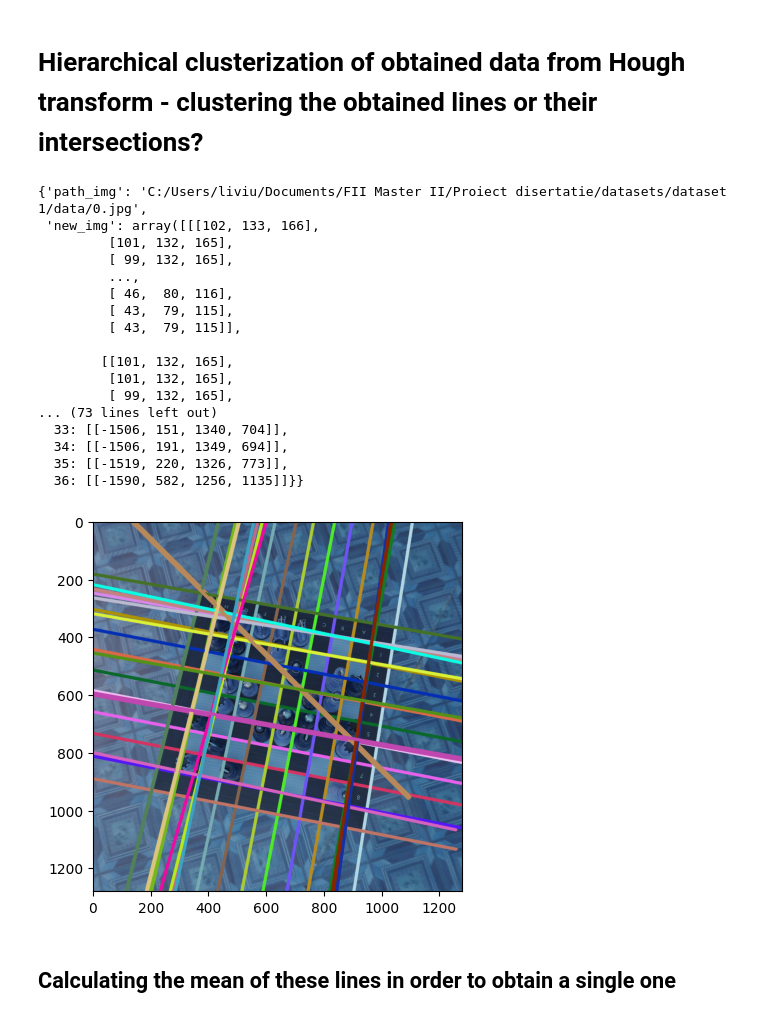
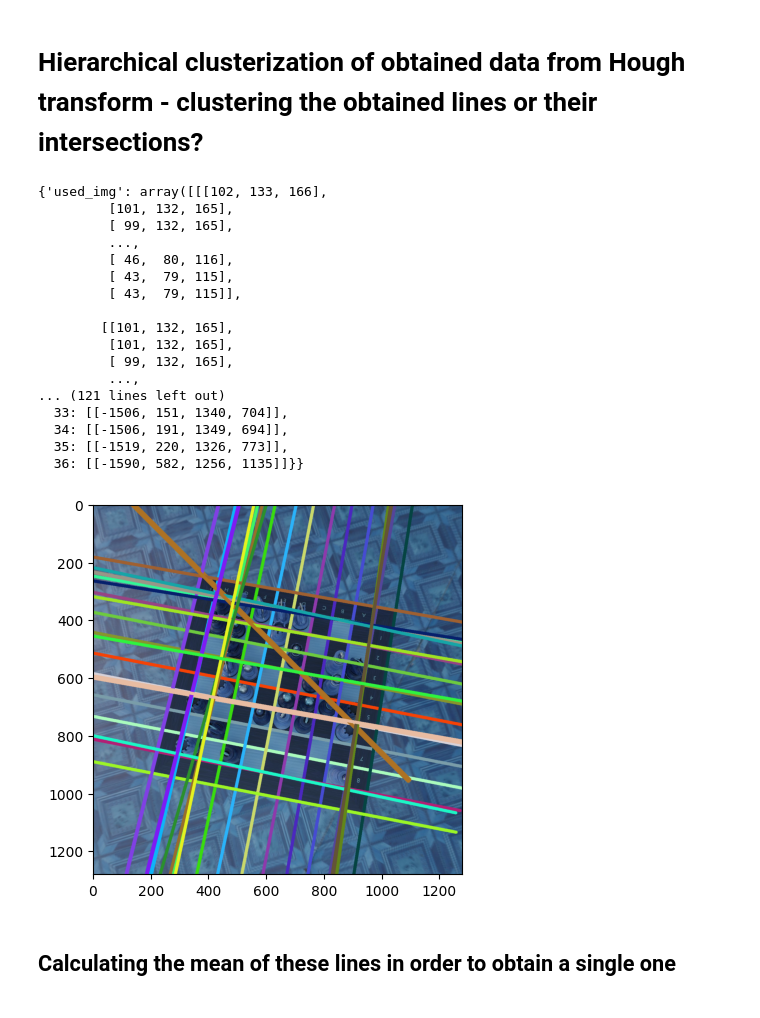
Before and after one commit to livonschistrate/Chess_in_CV_study, a Jupyter notebook: notebooks/hierarchical_clusterizations.ipynb, the cells around one changed output. Saved outputs shown, nothing was run; the diff lists cells and outputs as text; code cells hidden in the pictures.

Commit message:
reformat cluster entries

```diff
--- a/notebooks/hierarchical_clusterizations.ipynb
+++ b/notebooks/hierarchical_clusterizations.ipynb
@@ -22,55 +22,55 @@ def line_distance(a, b):
     return np.linalg.norm(np.array(a) - np.array(b))
 
 
-def cluster_lines(filename, lines):
-    distances = pdist(lines, metric=line_distance)
+def cluster_lines(lines):
+    distances = pdist(lines['coords'], metric=line_distance)
     links = linkage(distances, method='single')
     cluster_ids = fcluster(links, 15, criterion='distance')
     n_clusters = np.unique(cluster_ids)
 
-    image_copy = cv.imread(filename)
+    image_copy = np.copy(lines['used_img'])
     # image_copy = cv.cvtColor(image_copy, cv.COLOR_BGR2RGB)
     cluster_colors = {i: (np.random.randint(0, 255), np.random.randint(0, 255), np.random.randint(0, 255)) for i in
                       n_clusters}
-    for line, cluster_id in zip(lines, cluster_ids):
+    for line, cluster_id in zip(lines['coords'], cluster_ids):
         cv.line(image_copy, (round(line[0]), round(line[1])), (round(line[2]), round(line[3])), cluster_colors[cluster_id], 10)
 
     plt.imshow(image_copy)
 
     cluster_dict = {key: [] for key in n_clusters}
     for i in range(len(cluster_ids)):
-        cluster_dict[cluster_ids[i]].append(lines[i])
+        cluster_dict[cluster_ids[i]].append(lines['coords'][i])
 
     clusters_found = {
-        'path_img': filename,
+        'used_img': lines['used_img'],
         'new_img': image_copy,
         'dict': cluster_dict
     }
 
     return clusters_found
 
-
-lines = hough_line_detect_response(read_image(filename))
-cluster_lines(filename, lines['coords'])
+canny_edges = canny_edge_response(read_image(filename), low_thr=10, high_thr=200)
+lines = hough_line_detect_response(canny_edges)
+cluster_lines(lines)
 # %% [output]
-{'path_img': 'C:/Users/liviu/Documents/FII Master II/Proiect disertatie/datasets/dataset 1/data/0.jpg',
- 'new_img': array([[[102, 133, 166],
+{'used_img': array([[[102, 133, 166],
          [101, 132, 165],
          [ 99, 132, 165],
          ...,
          [ 46,  80, 116],
          [ 43,  79, 115],
          [ 43,  79, 115]],
 
         [[101, 132, 165],
          [101, 132, 165],
          [ 99, 132, 165],
-... (73 lines left out)
+         ...,
+... (121 lines left out)
   33: [[-1506, 151, 1340, 704]],
   34: [[-1506, 191, 1349, 694]],
   35: [[-1519, 220, 1326, 773]],
   36: [[-1590, 582, 1256, 1135]]}}
-[figure, old version]
+[figure, new version]
 # %% [markdown]
 ## Calculating the mean of these lines in order to obtain a single one
 # %%
```
Also changed, not shown: parts of 7 cells of this notebook, 1 other file.
